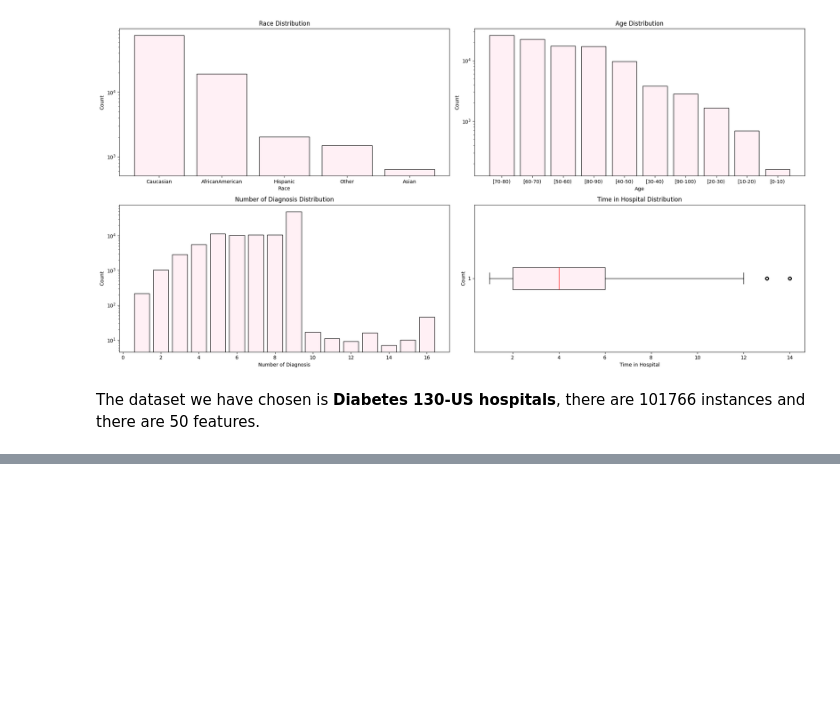
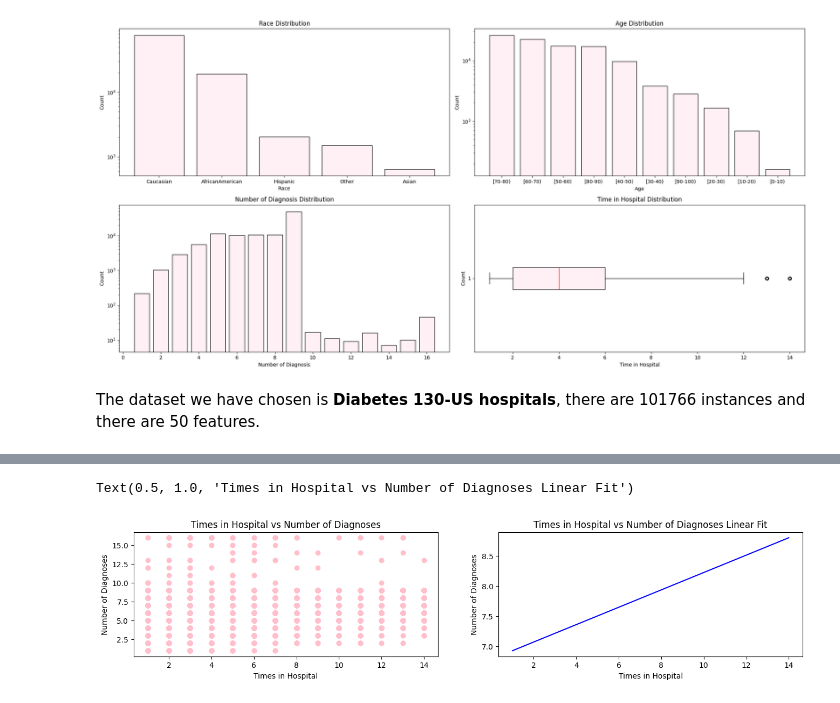
Before and after one commit to canidemen/cs178_ml, a Jupyter notebook: main.ipynb, the cells around one changed output, grey strips where cells are left out. Saved outputs shown, nothing was run; the diff lists cells and outputs as text; code cells hidden in the pictures; blank space fills up the shorter version.

```diff
--- a/main.ipynb
+++ b/main.ipynb
@@ -82,3 +176,35 @@ The dataset we have chosen is __Diabetes 130-US hospitals__, there are 101766 in
+# %%
+#Logreg Times in Hospital
+figure,axes = plt.subplots(1,2,figsize=(16,3))
+
+df_cleaned_time = df.dropna(subset=['time_in_hospital'])
+
+
+X = df_cleaned_time[['time_in_hospital']]
+y = df_cleaned_time['number_diagnoses']
+
+X_train, X_test, y_train, y_test = train_test_split(X, y, test_size=0.3, random_state=42)
+
+lr = LinearRegression()
+lr.fit(X_train, y_train)
+
+# make predictions for line
+x_spaced = np.linspace(X['time_in_hospital'].min(), X['time_in_hospital'].max(), 100).reshape(-1, 1)  # 100 points between min and max age
+yhat_spaced = lr.predict(x_spaced)
+
+
+axes[0].scatter(X, y, color='pink')
+axes[0].set_xlabel('Times in Hospital')
+axes[0].set_ylabel('Number of Diagnoses')
+axes[0].set_title('Times in Hospital vs Number of Diagnoses')
+
+axes[1].plot(x_spaced, yhat_spaced, color='blue')
+axes[1].set_xlabel('Times in Hospital')
+axes[1].set_ylabel('Number of Diagnoses')
+axes[1].set_title('Times in Hospital vs Number of Diagnoses Linear Fit')
+# %% [output]
+Text(0.5, 1.0, 'Times in Hospital vs Number of Diagnoses Linear Fit')
+[figure, added]
 # %%
 #Decision Tree
 # %%
```
Also changed, not shown: parts of 4 cells of this notebook.
